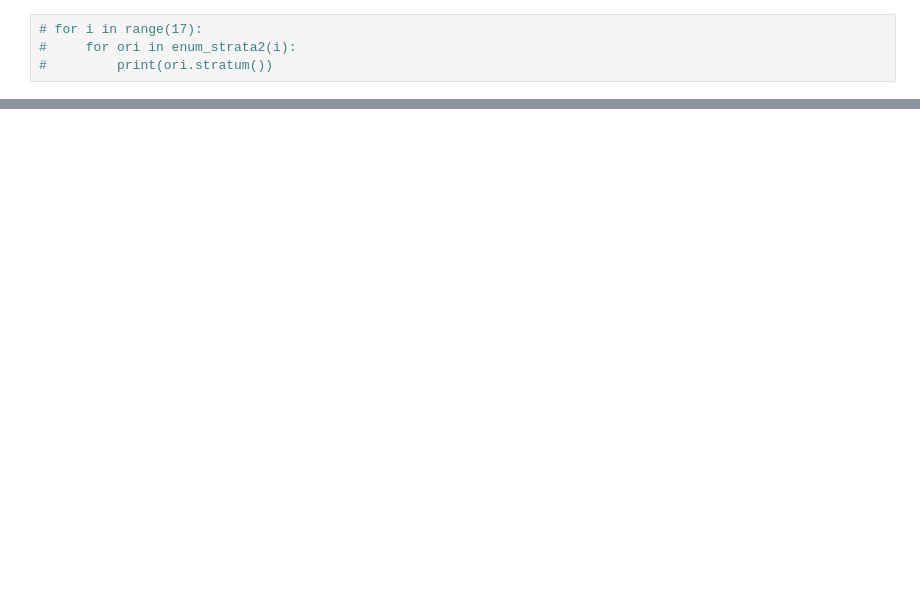
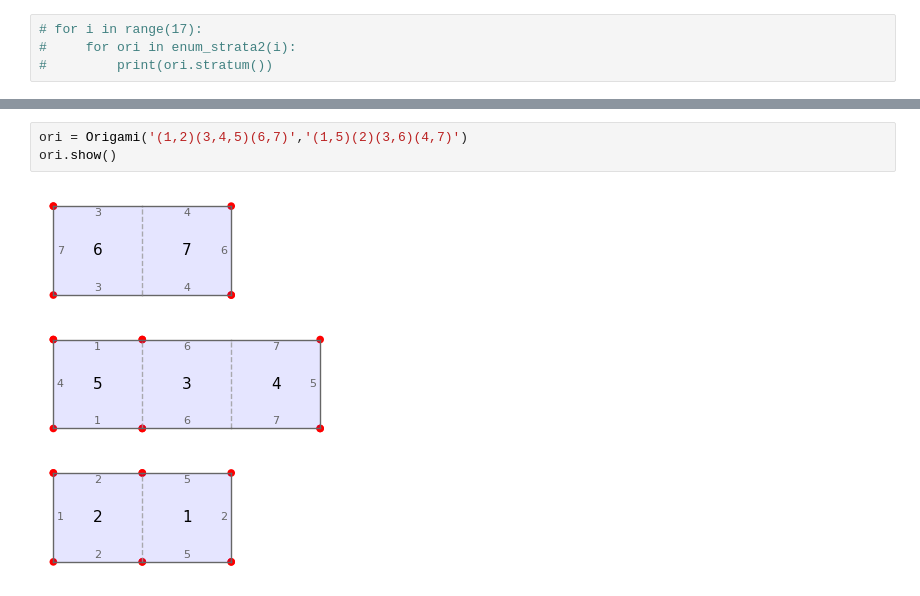
Before and after one commit to kaiwlu/transurf, a Jupyter notebook: Kai's Enumerate Origamis in H4.ipynb, the cells around one changed output, grey strips where cells are left out. Drawn from its saved outputs; the diff is of its cells as text; blank space fills up the shorter version.

```diff
--- a/Kai's Enumerate Origamis in H4.ipynb
+++ b/Kai's Enumerate Origamis in H4.ipynb
@@ -475,0 +536,5 @@ def enum_strata2(n):
+# %%
+ori = Origami('(1,2)(3,4,5)(6,7)','(1,5)(2)(3,6)(4,7)')
+ori.show()
+# %% [output]
+[figure, added]
```
Also changed, not shown: parts of 7 cells of this notebook.
